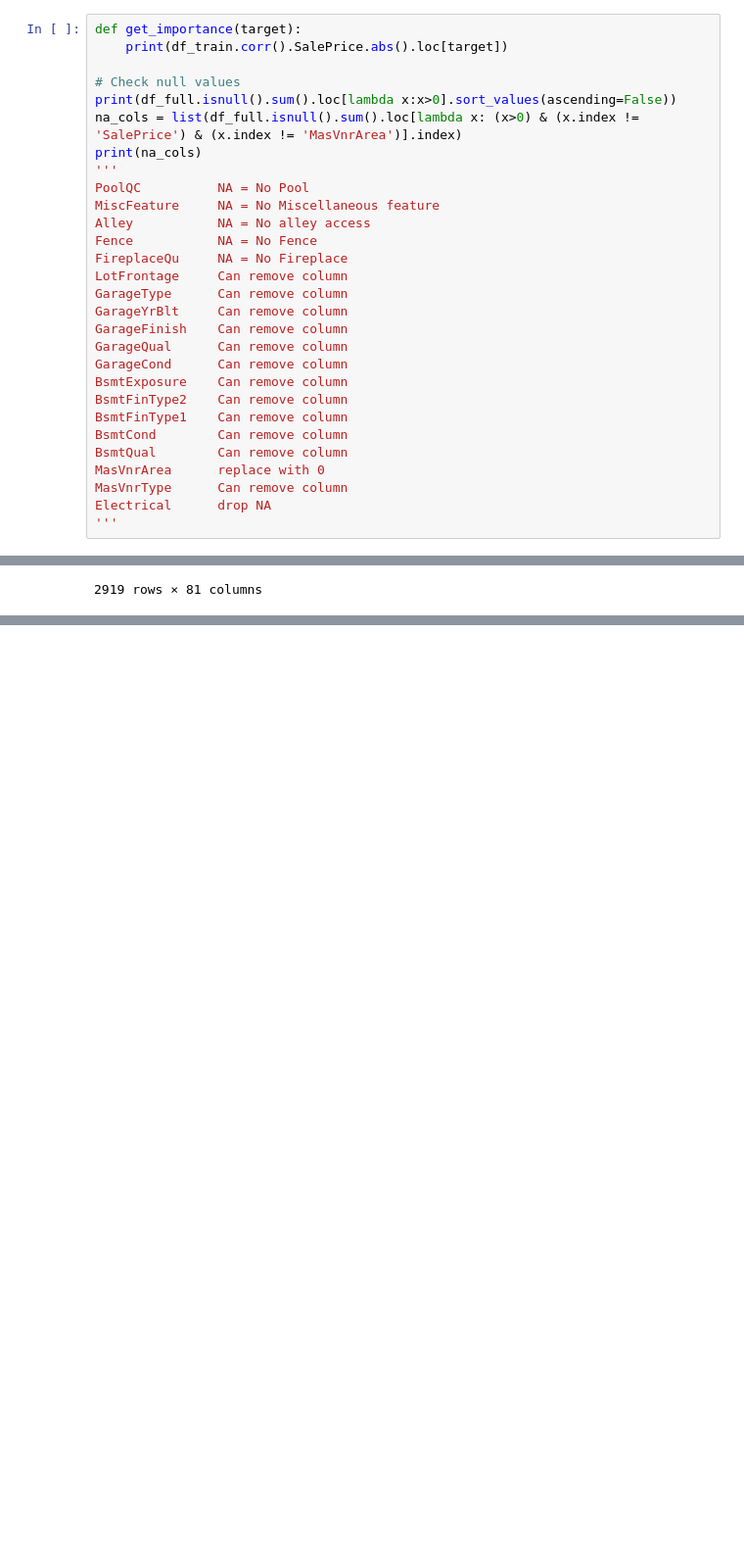
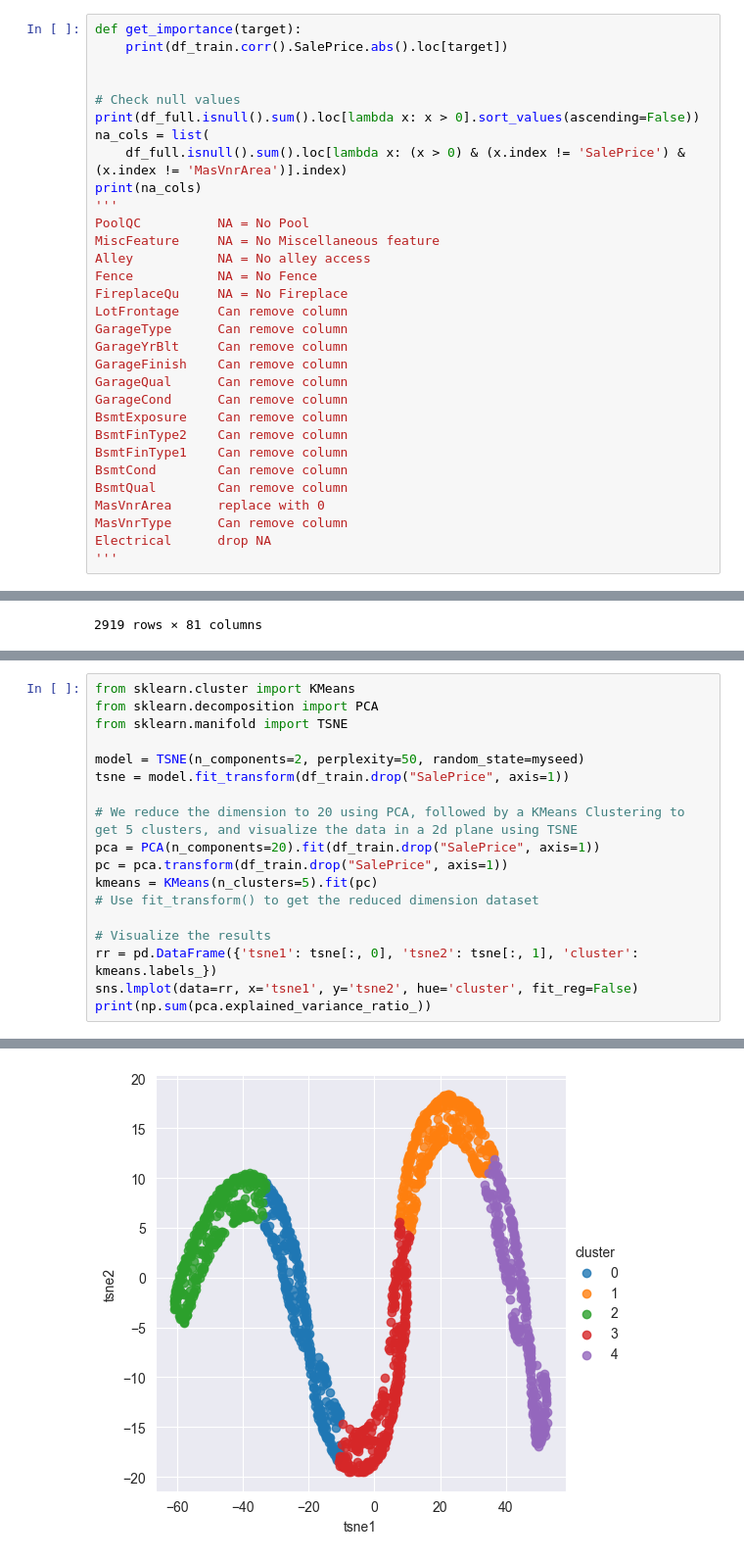
Before and after one commit to MungTsz/MATH3836-data_mining, a Jupyter notebook: property.ipynb, the cells around one changed output, grey strips where cells are left out. Shown at 98% size. Saved outputs shown, nothing was run; the diff lists cells and outputs as text; blank space fills up the shorter version.

Commit message:
- Incorporated PCA & KMeans to reduce dimension

```diff
--- a/property.ipynb
+++ b/property.ipynb
@@ -115,9 +118,11 @@ viz.scatter_plot(df_train_onehot, 'YrSold', 'YearBuilt')
 def get_importance(target):
     print(df_train.corr().SalePrice.abs().loc[target])
 
+
 # Check null values
-print(df_full.isnull().sum().loc[lambda x:x>0].sort_values(ascending=False))
-na_cols = list(df_full.isnull().sum().loc[lambda x: (x>0) & (x.index != 'SalePrice') & (x.index != 'MasVnrArea')].index)
+print(df_full.isnull().sum().loc[lambda x: x > 0].sort_values(ascending=False))
+na_cols = list(
+    df_full.isnull().sum().loc[lambda x: (x > 0) & (x.index != 'SalePrice') & (x.index != 'MasVnrArea')].index)
 print(na_cols)
 '''
 PoolQC          NA = No Pool
@@ -263,0 +294,19 @@ pd.DataFrame({"Id":df_test.Id, "SalePrice":np.expm1(linreg.predict(X_test))}).to
+# %%
+from sklearn.cluster import KMeans
+from sklearn.decomposition import PCA
+from sklearn.manifold import TSNE
+
+model = TSNE(n_components=2, perplexity=50, random_state=myseed)
+tsne = model.fit_transform(df_train.drop("SalePrice", axis=1))
+
+# We reduce the dimension to 20 using PCA, followed by a KMeans Clustering to get 5 clusters, and visualize the data in a 2d plane using TSNE
+pca = PCA(n_components=20).fit(df_train.drop("SalePrice", axis=1))
+pc = pca.transform(df_train.drop("SalePrice", axis=1))
+kmeans = KMeans(n_clusters=5).fit(pc)
+# Use fit_transform() to get the reduced dimension dataset
+
+# Visualize the results
+rr = pd.DataFrame({'tsne1': tsne[:, 0], 'tsne2': tsne[:, 1], 'cluster': kmeans.labels_})
+sns.lmplot(data=rr, x='tsne1', y='tsne2', hue='cluster', fit_reg=False)
+print(np.sum(pca.explained_variance_ratio_))
+# %% [output]
@@ -263,0 +314 @@ pd.DataFrame({"Id":df_test.Id, "SalePrice":np.expm1(linreg.predict(X_test))}).to
+[figure, added]
```
Also changed, not shown: parts of 16 cells of this notebook.
